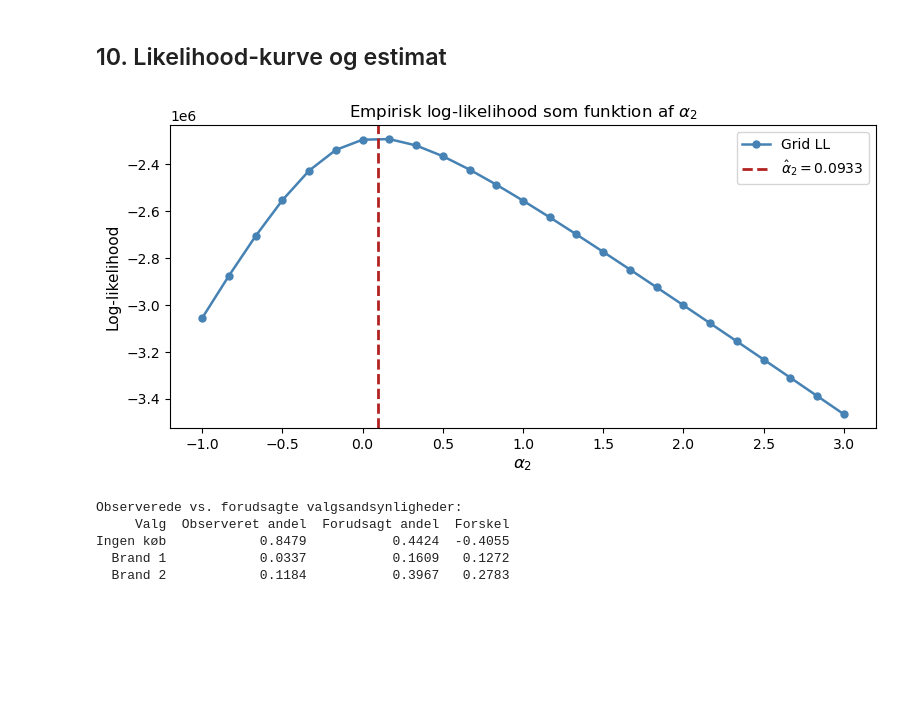
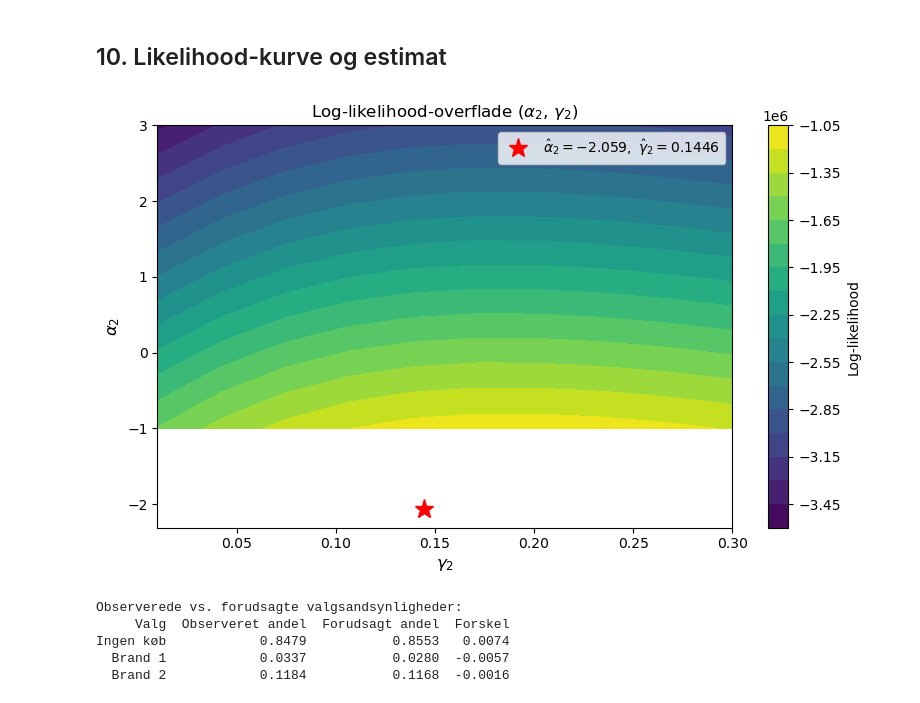
Before and after one commit to OEiberg/dp_ucph_oe, a Jupyter notebook: Term Paper OEJ x SRL/nfxp_empirical.ipynb, the cells around one changed output. Cells and saved outputs as stored; diff of their text form; code cells hidden in the pictures; blank space fills up the shorter version.

Commit message:
Empirical work

```diff
--- a/Term Paper OEJ x SRL/nfxp_empirical.ipynb
+++ b/Term Paper OEJ x SRL/nfxp_empirical.ipynb
@@ -493,7 +495,7 @@ def prepare_panel(data: pd.DataFrame, d_max: int = D_MAX):
 
     usable["Y"]     = usable["choice"].astype(int)
     usable["L"]     = usable["pre_last_brand"].astype(int)
-    usable["D"]     = np.clip(usable["pre_dur_weeks"].to_numpy(dtype=float) - 1.0, 0, d_max).astype(int)
+    usable["D"]     = np.clip(usable["pre_dur_weeks"].to_numpy(dtype=float), 1, d_max).astype(int)
     usable["E_IDX"] = empirical_promo_idx(usable)
 
     counts = np.zeros((J, d_max + 1, N_PROMO, N_CHOICES), dtype=float)
@@ -510,7 +512,7 @@ panel_df, OBS_COUNTS = prepare_panel(netto_df)
 N_OBS = int(OBS_COUNTS.sum())
 
 choice_shares = OBS_COUNTS.sum(axis=(0, 1, 2)) / N_OBS
-print(f"Observationer: {N_OBS:,}")
+print(f"Observationer (alle): {N_OBS:,}")
 print(f"  Ingen køb: {choice_shares[0]:.1%}")
 for j in range(1, J + 1):
     print(f"  Brand {j}:    {choice_shares[j]:.1%}")
@@ -716,39 +998,44 @@ Konvergeret: True  |  Iterationer: 9  |  Tid: 0.2s
 # %% [markdown]
 ## 10. Likelihood-kurve og estimat
 # %%
-fig, ax = plt.subplots(figsize=(8, 4))
-ax.plot(GRID, ll_grid, "o-", color="steelblue", lw=1.8, ms=5, label="Grid LL")
-ax.axvline(ALPHA_2_HAT, color="firebrick", lw=2, ls="--",
-           label=rf"$\hat{{\alpha}}_2 = {ALPHA_2_HAT:.4f}$")
-ax.set_xlabel(r"$\alpha_2$", fontsize=12)
-ax.set_ylabel("Log-likelihood", fontsize=11)
-ax.set_title(r"Empirisk log-likelihood som funktion af $\alpha_2$", fontsize=12)
+# ── Contour-plot over likelihood-overflade ────────────────────────────────
+fig, ax = plt.subplots(figsize=(8, 5))
+cf = ax.contourf(GRID_GAM, GRID_A2, ll_grid2d, levels=20, cmap="viridis")
+plt.colorbar(cf, ax=ax, label="Log-likelihood")
+ax.plot(GAMMA_2_HAT, ALPHA_2_HAT, "r*", ms=14,
+        label=rf"$\hat{{\alpha}}_2={ALPHA_2_HAT:.3f},\ \hat{{\gamma}}_2={GAMMA_2_HAT:.4f}$")
+ax.set_xlabel(r"$\gamma_2$", fontsize=12)
+ax.set_ylabel(r"$\alpha_2$", fontsize=12)
+ax.set_title(r"Log-likelihood-overflade $(\alpha_2,\,\gamma_2)$", fontsize=12)
 ax.legend(fontsize=10)
 plt.tight_layout()
-plt.savefig("nfxp_empirical_alpha2.pdf", bbox_inches="tight")
+plt.savefig("nfxp_empirical_joint.pdf", bbox_inches="tight")
 plt.show()
 
-# Tilpassede vs. observerede valgsandsynligheder
-alpha_hat = make_alpha(ALPHA_2_HAT)
-V_hat = solve_vfi(FIXED_ALPHA_0, alpha_hat, FIXED_GAMMA, FIXED_BETA_SC, FIXED_BETA_DEP)
-P_hat = compute_ccps(V_hat, FIXED_ALPHA_0, alpha_hat, FIXED_GAMMA, FIXED_BETA_SC, FIXED_BETA_DEP)
+# ── Tilpassede vs. observerede valgsandsynligheder ─────────────────────────
+alpha_hat    = make_alpha(ALPHA_1_HAT, ALPHA_2_HAT)
+gamma_hat    = make_gamma(GAMMA_1_HAT, GAMMA_2_HAT)
+beta_dep_hat = make_beta_dep(BETA_DEP_HAT)
+beta_sc_hat  = make_beta_sc(BETA_SC_HAT)
+V_hat = solve_vfi(alpha_hat, gamma_hat, beta_sc_hat, beta_dep_hat)
+P_hat = compute_ccps(V_hat, alpha_hat, gamma_hat, beta_sc_hat, beta_dep_hat)
 
 state_counts = OBS_COUNTS.sum(axis=3)
 obs_shares   = OBS_COUNTS.sum(axis=(0, 1, 2)) / N_OBS
 pred_shares  = (state_counts[..., None] * P_hat).sum(axis=(0, 1, 2)) / N_OBS
 
 fit_table = pd.DataFrame({
     "Valg":               ["Ingen køb", "Brand 1", "Brand 2"],
     "Observeret andel":   obs_shares,
     "Forudsagt andel":    pred_shares,
     "Forskel":            pred_shares - obs_shares,
 })
 print("\nObserverede vs. forudsagte valgsandsynligheder:")
 print(fit_table.to_string(index=False, float_format=lambda x: f"{x:.4f}"))
 # %% [output]
-[figure, old version]
+[figure, new version]
 Observerede vs. forudsagte valgsandsynligheder:
      Valg  Observeret andel  Forudsagt andel  Forskel
-Ingen køb            0.8479           0.4424  -0.4055
-  Brand 1            0.0337           0.1609   0.1272
-  Brand 2            0.1184           0.3967   0.2783
+Ingen køb            0.8479           0.8553   0.0074
+  Brand 1            0.0337           0.0280  -0.0057
+  Brand 2            0.1184           0.1168  -0.0016
```
Also changed, not shown: parts of 13 cells of this notebook, 6 other files.
